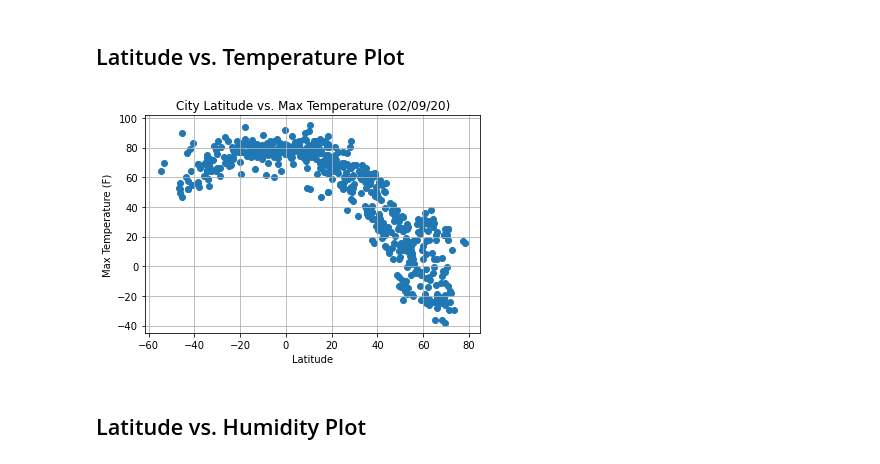
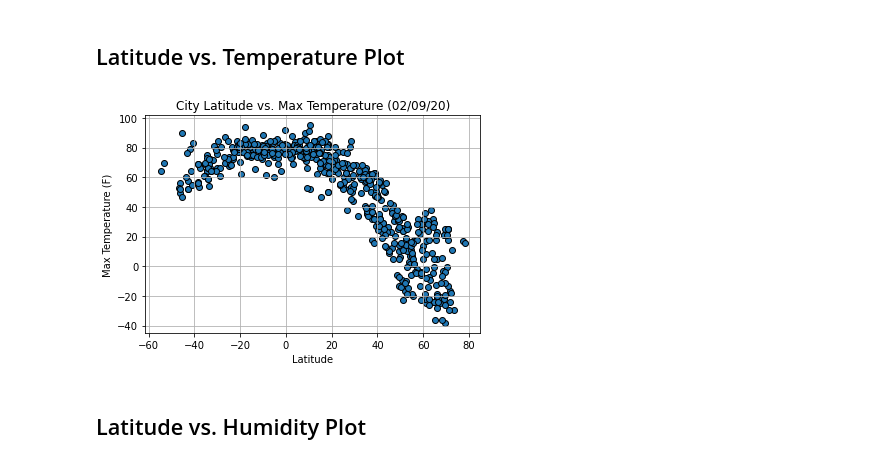
Before and after one commit to JonWeber0328/python-api-challenge, a Jupyter notebook: WeatherPy/WeatherPy.ipynb, the cells around one changed output. Drawn from its saved outputs; the diff is of its cells as text; code cells hidden in the pictures.

Commit message:
Completed scatter plot two.

```diff
--- a/WeatherPy/WeatherPy.ipynb
+++ b/WeatherPy/WeatherPy.ipynb
@@ -198,17 +198,20 @@ reduced_cities_df.describe(percentiles=[0.25, 0.5, 0.75]).head(10)
 ## Latitude vs. Temperature Plot
 # %%
 # Build a scatter plot
-plt.scatter(cities_df["Lat"], cities_df["Max Temp"], marker="o")
+plt.scatter(cities_df["Lat"], cities_df["Max Temp"], marker="o", edgecolors="black")
 
 # Incorporate the other graph properties
 plt.title("City Latitude vs. Max Temperature (02/09/20)")
 plt.ylabel("Max Temperature (F)")
 plt.xlabel("Latitude")
 plt.grid(True)
 
 # Save the figure
-plt.savefig("TemperatureInWorldCities.png")
+plt.savefig("LatitudeVsTemperature.png")
+
+# Show plot
+plt.show()
 # %% [output]
-[figure, old version]
+[figure, new version]
 # %% [markdown]
 ## Latitude vs. Humidity Plot
```
Also changed, not shown: parts of 1 cell of this notebook, 2 other files.
